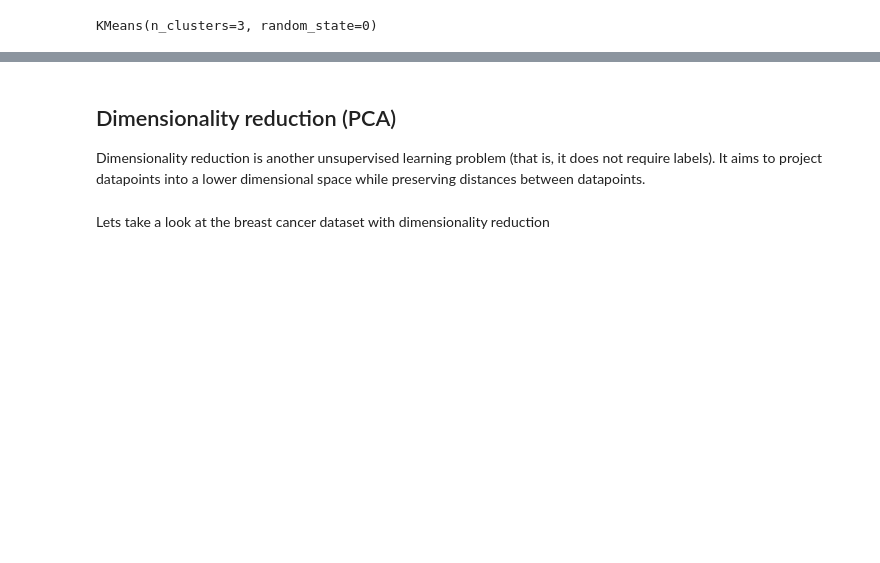
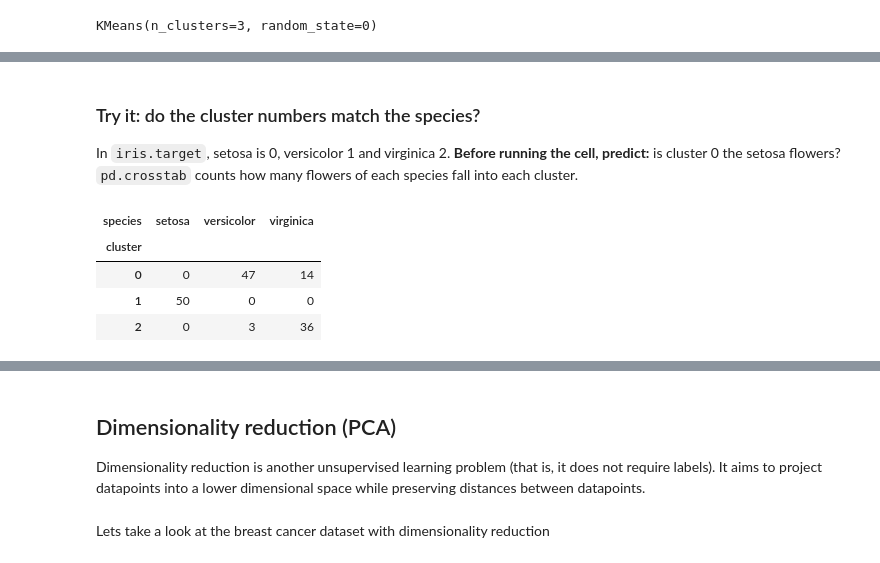
Before and after one commit to yundaqwe/Software-Project, a Jupyter notebook: scikit_learn.ipynb, the cells around one changed output, grey strips where cells are left out. Drawn from its saved outputs; the diff is of its cells as text; code cells hidden in the pictures; blank space fills up the shorter version.

```diff
--- a/scikit_learn.ipynb
+++ b/scikit_learn.ipynb
@@ -606,0 +600,12 @@ plt.show()
+# %% [markdown]
+### Try it: do the cluster numbers match the species?
+
+In `iris.target`, setosa is 0, versicolor 1 and virginica 2. **Before running the cell, predict:** is cluster 0 the setosa flowers? `pd.crosstab` counts how many flowers of each species fall into each cluster.
+# %%
+pd.crosstab(model.labels_, y, rownames=['cluster'], colnames=['species'])
+# %% [output]
+| species | setosa | versicolor | virginica |
+| cluster |  |  |  |
+| 0 | 0 | 47 | 14 |
+| 1 | 50 | 0 | 0 |
+| 2 | 0 | 3 | 36 |
```
Also changed, not shown: parts of 19 cells of this notebook.
